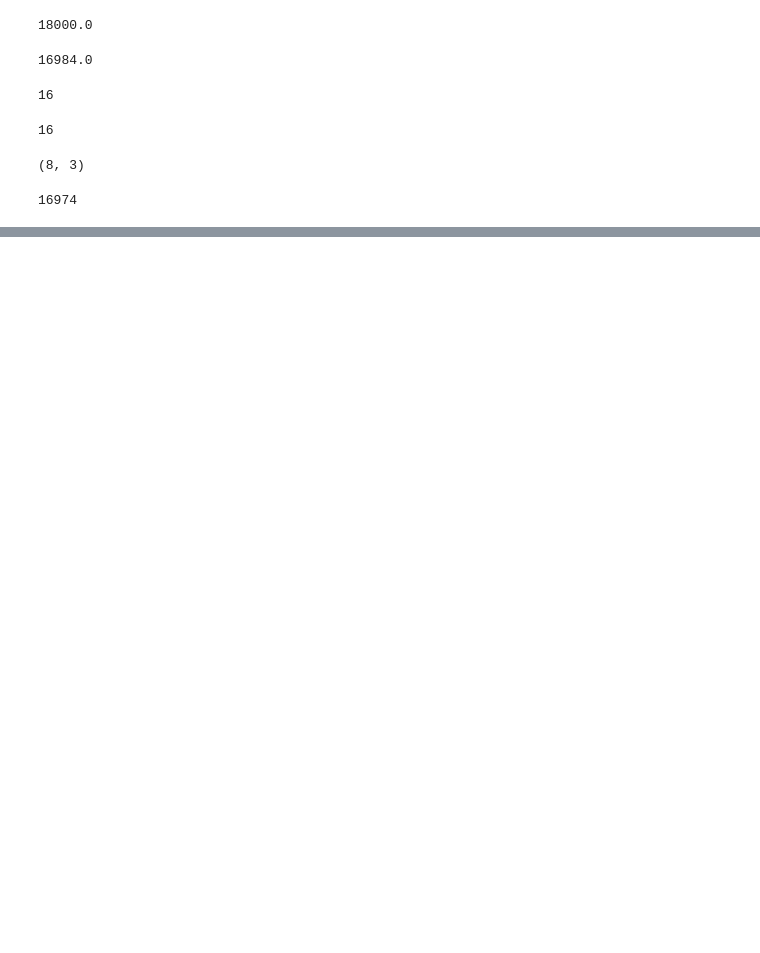
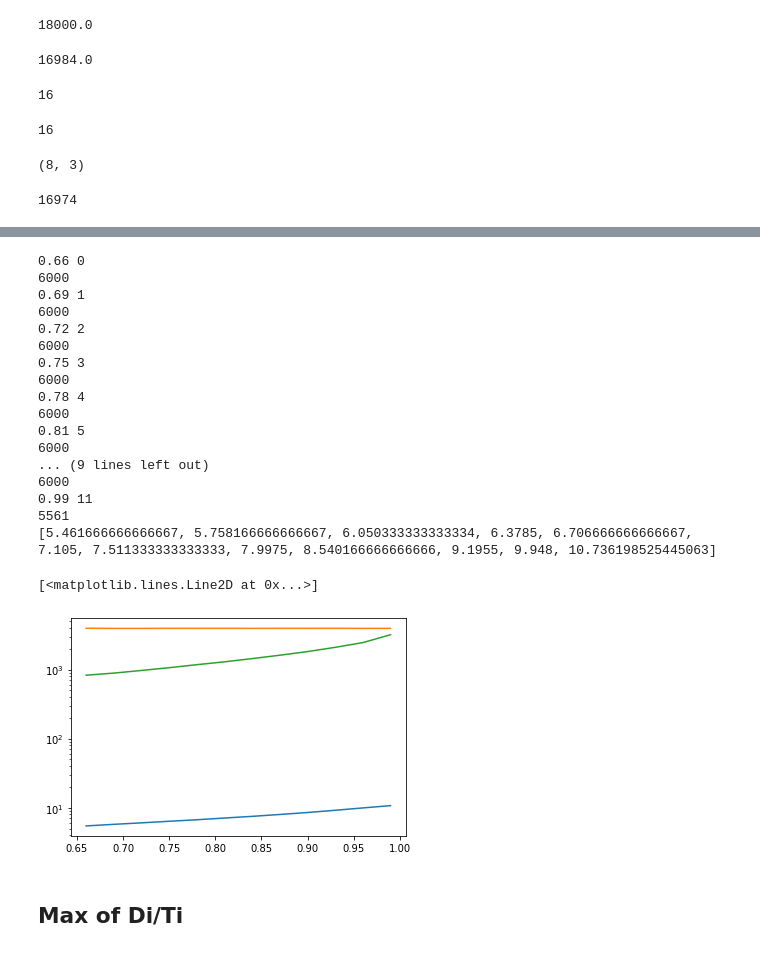
Before and after one commit to guptarohan6502/RTES_project, a Jupyter notebook: rtes1.ipynb, the cells around one changed output, grey strips where cells are left out. Drawn from its saved outputs; the diff is of its cells as text; code cells hidden in the pictures; blank space fills up the shorter version.

```diff
--- a/rtes1.ipynb
+++ b/rtes1.ipynb
@@ -598,0 +589,64 @@ t 1721
+# %%
+x = [0.66,0.69,0.72,0.75,0.78,0.81,0.84,0.87,0.9,0.93,0.96,0.99]
+q = [0] * len(x)
+la_cal = [0] * len(x)
+lb_cal = [0] * len(x)
+l = 0
+
+for i in range(len(x)):
+        print(x[i],i)
+        taskset = get_taskset(6000, 30,util = x[i])
+        total_count =0
+        for j in range(len(taskset)):
+            task = np.array(taskset[j])
+            wcet = task[:, 0]
+            deadlines = task[:, 1]
+            periods = task[:, 2]
+
+            utilizations = np.sum(wcet/np.minimum(periods, deadlines))
+            if(utilizations<=1):
+                ht_calculated = True
+                total_count+=1
+            else:
+                #print("utilization is greater than 1")
+                continue
+
+            #print("utilization : " + str(utilizations))
+
+            q[l] += qpa(task)
+            la_cal[l] += La_boudcalculations(task)
+            lb_cal[l] += Lb_boudcalculations(task)
+
+        q[l]= q[l]/total_count
+        la_cal[l] = la_cal[l]/total_count
+        lb_cal[l] = lb_cal[l]/total_count
+        print(total_count)
+        l += 1
+
+print(q)
+plt.yscale("log")
+plt.plot(x, q)
+plt.plot(x, la_cal)
+plt.plot(x, lb_cal)
+# %% [output]
+0.66 0
+6000
+0.69 1
+6000
+0.72 2
+6000
+0.75 3
+6000
+0.78 4
+6000
+0.81 5
+6000
+... (9 lines left out)
+6000
+0.99 11
+5561
+[5.461666666666667, 5.758166666666667, 6.050333333333334, 6.3785, 6.706666666666667, 7.105, 7.511333333333333, 7.9975, 8.540166666666666, 9.1955, 9.948, 10.736198525445063]
+[<matplotlib.lines.Line2D at 0x...>]
+[figure, added]
+# %% [markdown]
+## Max of Di/Ti
```
Also changed, not shown: parts of 23 cells of this notebook.
